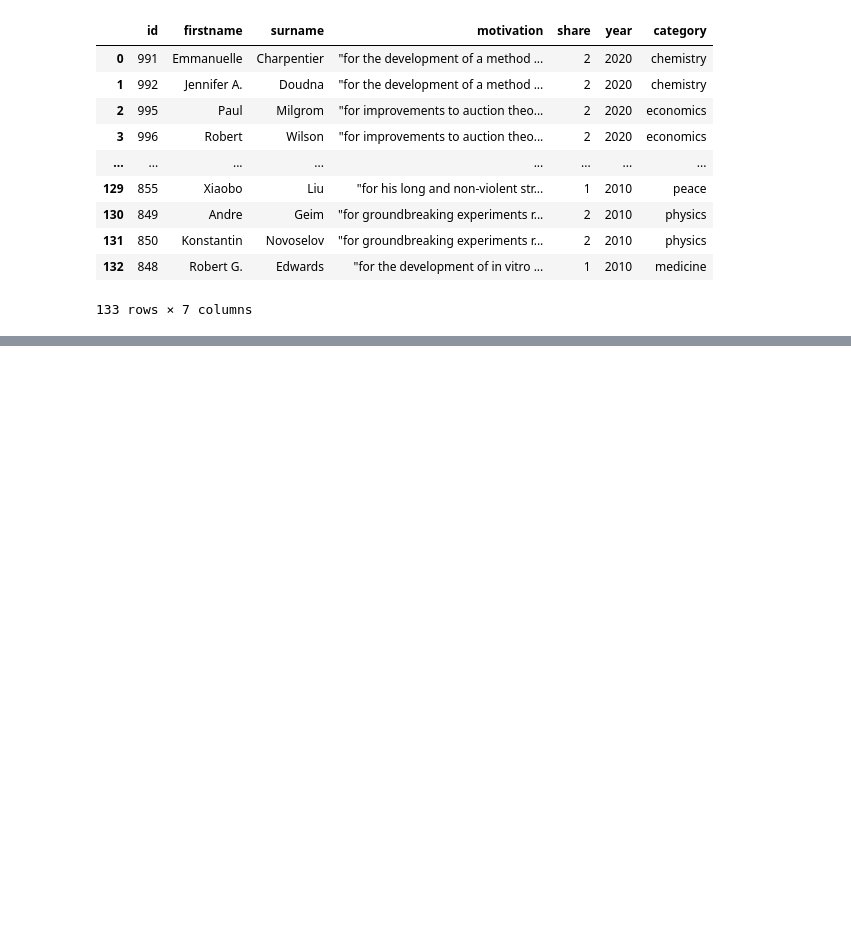
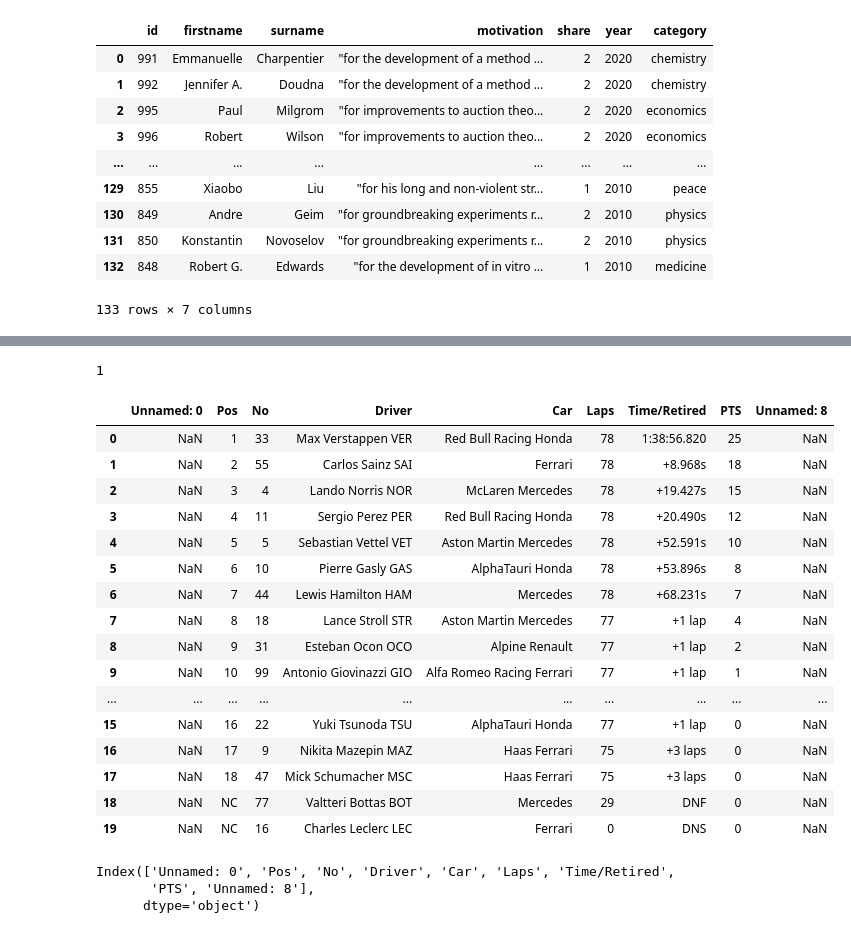
Before and after one commit to maxwellgriffith345/Python_Projects, a Jupyter notebook: Pandas_Exploration/Exploration2.ipynb, the cells around one changed output, grey strips where cells are left out. Saved outputs shown, nothing was run; the diff lists cells and outputs as text; code cells hidden in the pictures; blank space fills up the shorter version.

```diff
--- a/Pandas_Exploration/Exploration2.ipynb
+++ b/Pandas_Exploration/Exploration2.ipynb
@@ -330,3 +330,8 @@ prize2010
 | 131 | 850 | Konstantin | Novoselov | "for groundbreaking experiments r... | 2 | 2010 | physics |
 | 132 | 848 | Robert G. | Edwards | "for the development of in vitro ... | 1 | 2010 | medicine |
 133 rows × 7 columns
+# %%
+#parsing web content html
+url = 'https://www.formula1.com/en/results.html/2021/races/1067/monaco.html'
+# %%
+tables = pd.read_html(url)
@@ -332,0 +358,24 @@ prize2010
+# %%
+len(tables)
+# %% [output]
+1
+# %%
+tables[0]
+# %% [output]
+|  | Unnamed: 0 | Pos | No | Driver | Car | Laps | Time/Retired | PTS | Unnamed: 8 |
+| 0 | NaN | 1 | 33 | Max Verstappen VER | Red Bull Racing Honda | 78 | 1:38:56.820 | 25 | NaN |
+| 1 | NaN | 2 | 55 | Carlos Sainz SAI | Ferrari | 78 | +8.968s | 18 | NaN |
+| 2 | NaN | 3 | 4 | Lando Norris NOR | McLaren Mercedes | 78 | +19.427s | 15 | NaN |
+| 3 | NaN | 4 | 11 | Sergio Perez PER | Red Bull Racing Honda | 78 | +20.490s | 12 | NaN |
+| 4 | NaN | 5 | 5 | Sebastian Vettel VET | Aston Martin Mercedes | 78 | +52.591s | 10 | NaN |
+| 5 | NaN | 6 | 10 | Pierre Gasly GAS | AlphaTauri Honda | 78 | +53.896s | 8 | NaN |
+| 6 | NaN | 7 | 44 | Lewis Hamilton HAM | Mercedes | 78 | +68.231s | 7 | NaN |
+| 7 | NaN | 8 | 18 | Lance Stroll STR | Aston Martin Mercedes | 77 | +1 lap | 4 | NaN |
+| 8 | NaN | 9 | 31 | Esteban Ocon OCO | Alpine Renault | 77 | +1 lap | 2 | NaN |
+| 9 | NaN | 10 | 99 | Antonio Giovinazzi GIO | Alfa Romeo Racing Ferrari | 77 | +1 lap | 1 | NaN |
+| ... | ... | ... | ... | ... | ... | ... | ... | ... | ... |
+| 15 | NaN | 16 | 22 | Yuki Tsunoda TSU | AlphaTauri Honda | 77 | +1 lap | 0 | NaN |
+| 16 | NaN | 17 | 9 | Nikita Mazepin MAZ | Haas Ferrari | 75 | +3 laps | 0 | NaN |
+| 17 | NaN | 18 | 47 | Mick Schumacher MSC | Haas Ferrari | 75 | +3 laps | 0 | NaN |
+| 18 | NaN | NC | 77 | Valtteri Bottas BOT | Mercedes | 29 | DNF | 0 | NaN |
+| 19 | NaN | NC | 16 | Charles Leclerc LEC | Ferrari | 0 | DNS | 0 | NaN |
@@ -332,0 +384,6 @@ prize2010
+# %%
+Monaco21.columns
+# %% [output]
+Index(['Unnamed: 0', 'Pos', 'No', 'Driver', 'Car', 'Laps', 'Time/Retired',
+       'PTS', 'Unnamed: 8'],
+      dtype='object')
```
Also changed, not shown: parts of 9 cells of this notebook.
